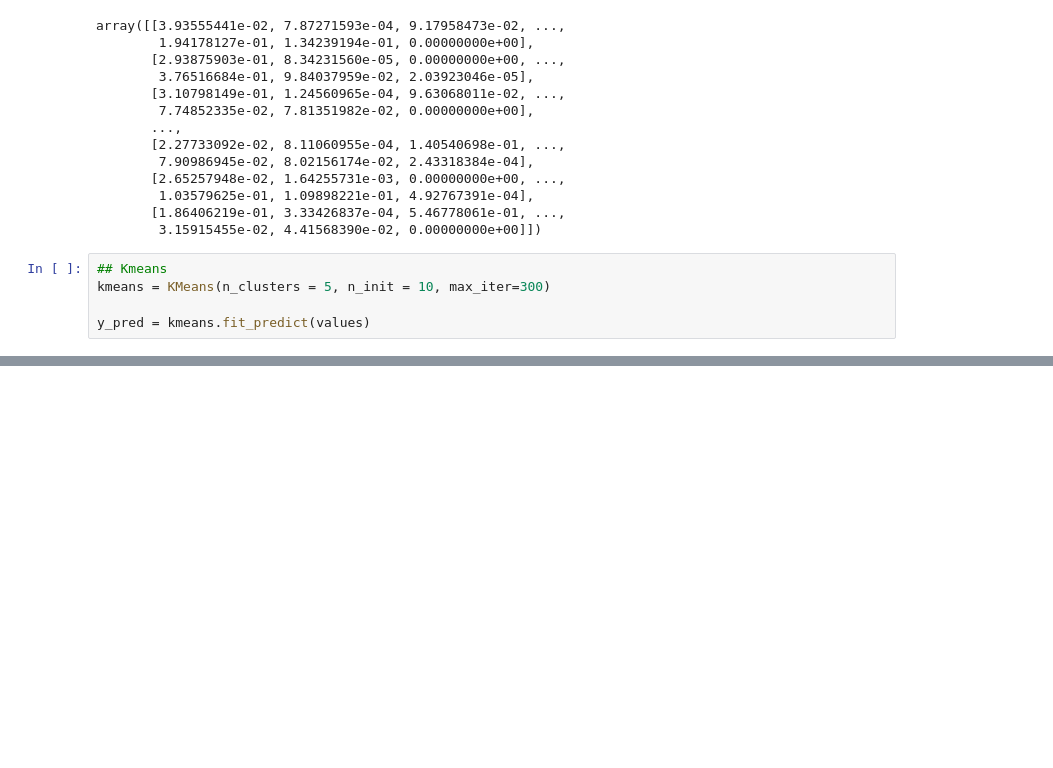
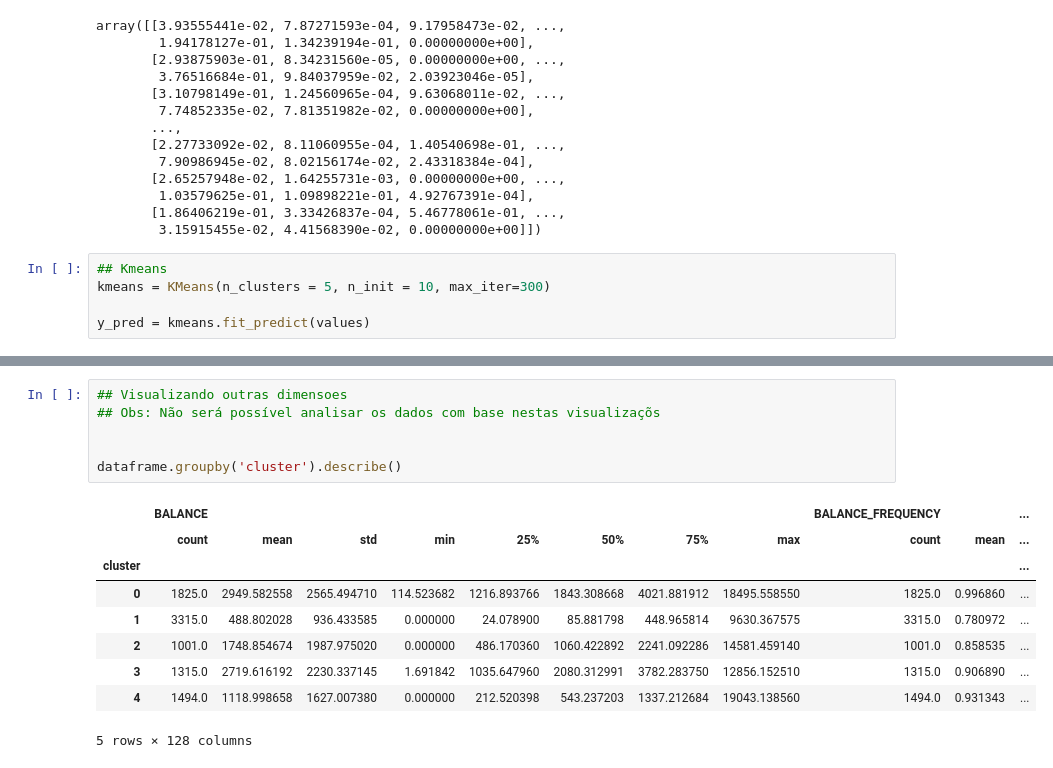
Before and after one commit to daianeklein/cursos-bootcamps, a Jupyter notebook: _Alura/Clustering/Cartao_credito.ipynb, the cells around one changed output, grey strips where cells are left out. Saved outputs shown, nothing was run; the diff lists cells and outputs as text; blank space fills up the shorter version.

```diff
--- a/_Alura/Clustering/Cartao_credito.ipynb
+++ b/_Alura/Clustering/Cartao_credito.ipynb
@@ -94,0 +183,16 @@ y_pred = kmeans.fit_predict(values)
+# %%
+## Visualizando outras dimensoes
+## Obs: Não será possível analisar os dados com base nestas visualizaçõs
+
+
+dataframe.groupby('cluster').describe()
+# %% [output]
+|  | BALANCE |  |  |  |  |  |  |  | BALANCE_FREQUENCY |  | ... |
+|  | count | mean | std | min | 25% | 50% | 75% | max | count | mean | ... |
+| cluster |  |  |  |  |  |  |  |  |  |  | ... |
+| 0 | 1825.0 | 2949.582558 | 2565.494710 | 114.523682 | 1216.893766 | 1843.308668 | 4021.881912 | 18495.558550 | 1825.0 | 0.996860 | ... |
+| 1 | 3315.0 | 488.802028 | 936.433585 | 0.000000 | 24.078900 | 85.881798 | 448.965814 | 9630.367575 | 3315.0 | 0.780972 | ... |
+| 2 | 1001.0 | 1748.854674 | 1987.975020 | 0.000000 | 486.170360 | 1060.422892 | 2241.092286 | 14581.459140 | 1001.0 | 0.858535 | ... |
+| 3 | 1315.0 | 2719.616192 | 2230.337145 | 1.691842 | 1035.647960 | 2080.312991 | 3782.283750 | 12856.152510 | 1315.0 | 0.906890 | ... |
+| 4 | 1494.0 | 1118.998658 | 1627.007380 | 0.000000 | 212.520398 | 543.237203 | 1337.212684 | 19043.138560 | 1494.0 | 0.931343 | ... |
+5 rows × 128 columns
```
Also changed, not shown: parts of 16 cells of this notebook.
